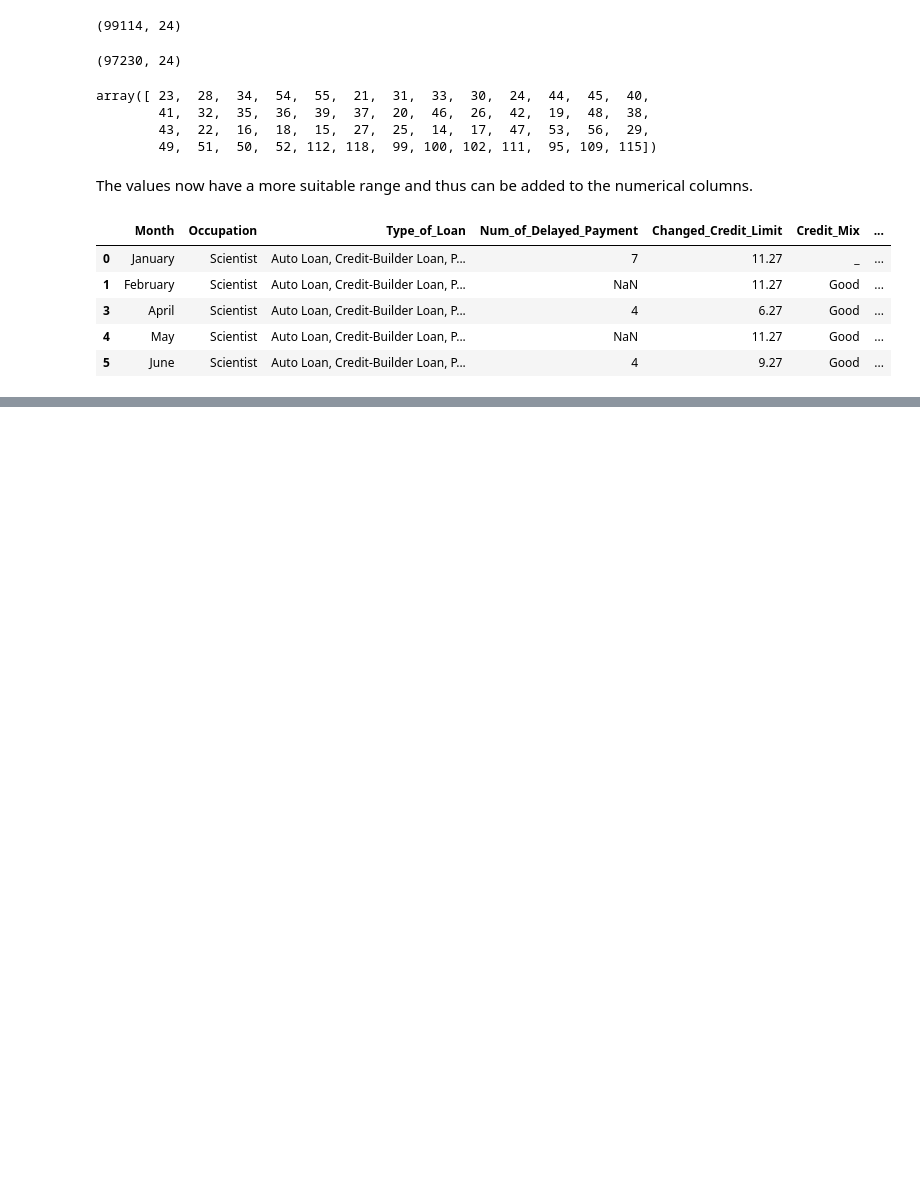
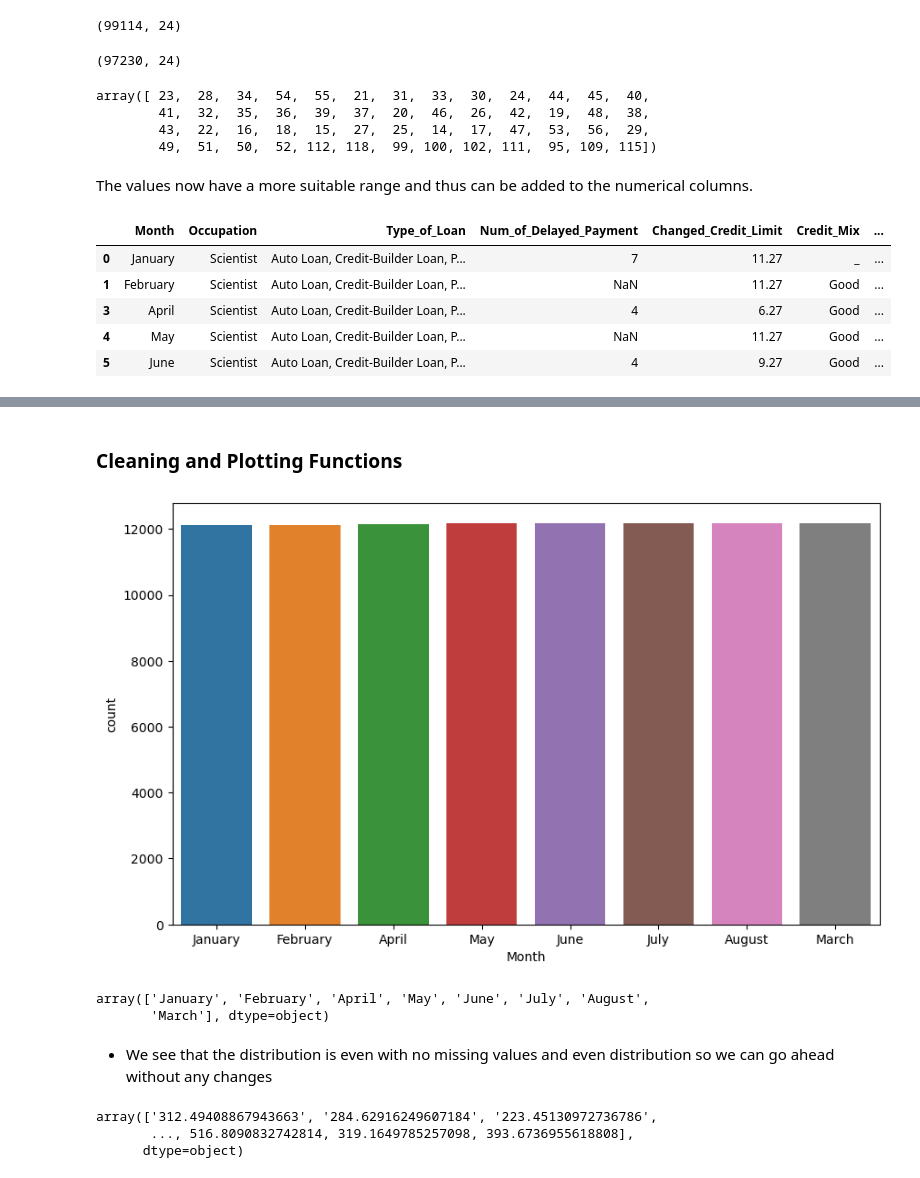
Before and after one commit to SaitejSamudrala/Credit-Score-Classification, a Jupyter notebook: src/main.ipynb, the cells around one changed output, grey strips where cells are left out. Saved outputs shown, nothing was run; the diff lists cells and outputs as text; code cells hidden in the pictures; blank space fills up the shorter version.

```diff
--- a/src/main.ipynb
+++ b/src/main.ipynb
@@ -183,0 +221,2 @@ train[categorical_columns].head()
+# %% [markdown]
+### Cleaning and Plotting Functions
@@ -183,0 +246,23 @@ train[categorical_columns].head()
+# %%
+def category_distributions(x,data = train,title = '',size = 15):
+    plt.figure(figsize=(10,6))
+    sns.countplot(x=x,data = data)
+    plt.title(title, size=size)
+    plt.show()
+# %%
+category_distributions(x = 'Month')
+# %% [output]
+[figure, added]
+# %%
+train['Month'].unique()
+# %% [output]
+array(['January', 'February', 'April', 'May', 'June', 'July', 'August',
+       'March'], dtype=object)
+# %% [markdown]
+- We see that the distribution is even with no missing values and even distribution so we can go ahead without any changes
+# %%
+train['Monthly_Balance'].unique()
+# %% [output]
+array(['312.49408867943663', '284.62916249607184', '223.45130972736786',
+       ..., 516.8090832742814, 319.1649785257098, 393.6736955618808],
+      dtype=object)
```
Also changed, not shown: parts of 17 cells of this notebook.
